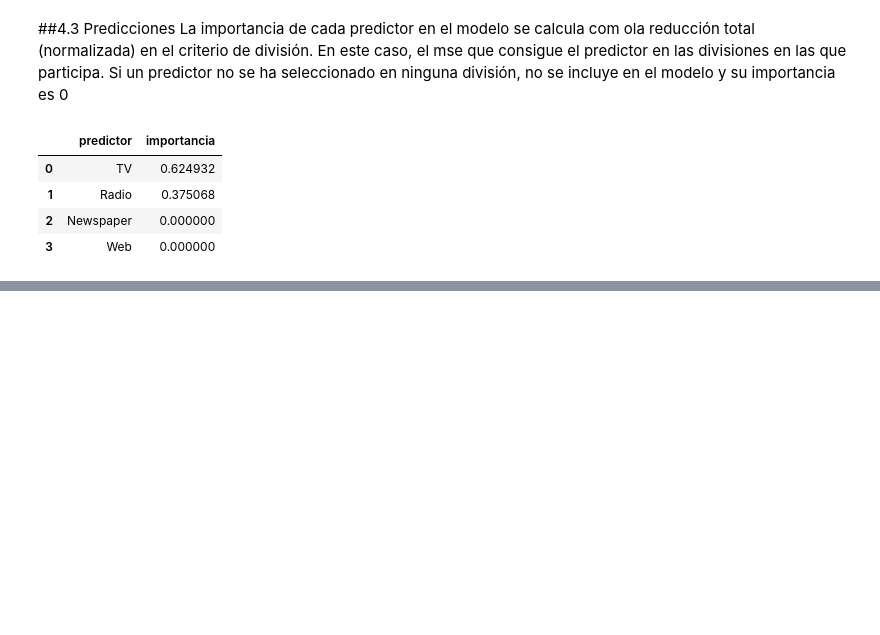
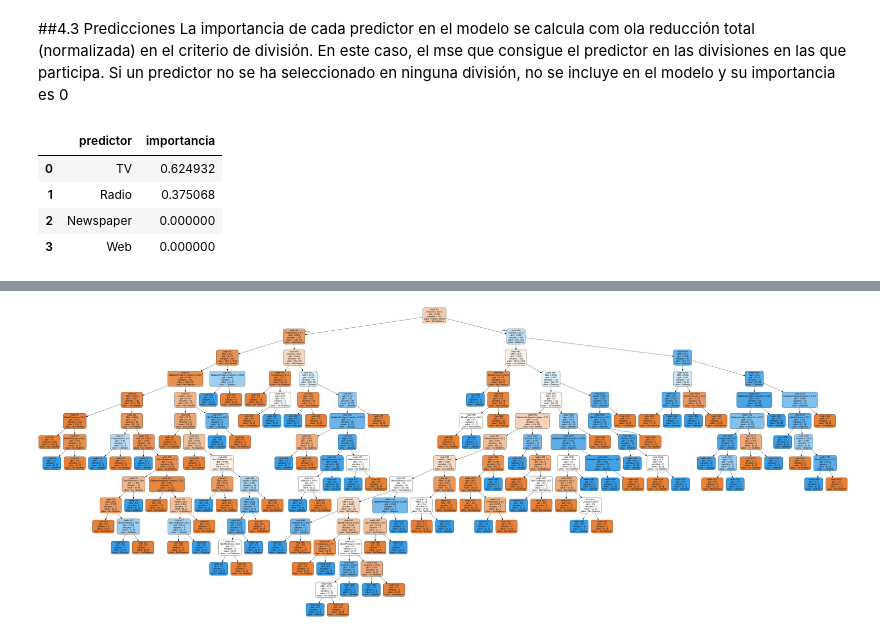
Before and after one commit to JulianMejia6/IA_2025, a Jupyter notebook: arbol_de_decisiones.ipynb, the cells around one changed output, grey strips where cells are left out. Drawn from its saved outputs; the diff is of its cells as text; code cells hidden in the pictures; blank space fills up the shorter version.

```diff
--- a/arbol_de_decisiones.ipynb
+++ b/arbol_de_decisiones.ipynb
@@ -199,0 +319,4 @@ importancia_predictores.sort_values(by="importancia",ascending=False)
+# %%
+pima = pd.read_csv(path + "/diabetes.csv")
+print(f"Features: {list(pima.columns)}")
+print(f"First 5 rows of data:\n{pima.head()}")
@@ -199,0 +339,13 @@ importancia_predictores.sort_values(by="importancia",ascending=False)
+# %%
+train_data, test_data = train_test_split(pima, test_size=0.3, random_state=2022)
+# %%
+train_target = train_data["Outcome"]
+test_target = test_data["Outcome"]
+
+# Drop target variable for model training
+train_data = train_data.drop(columns=["Outcome"])
+test_data = test_data.drop(columns=["Outcome"])
+
+# Train a decision tree classifier
+dt_classifier = DecisionTreeClassifier(random_state=2022)
+dt_classifier.fit(train_data, train_target)
@@ -199,0 +381,11 @@ importancia_predictores.sort_values(by="importancia",ascending=False)
+# %%
+graph = Source(tree.export_graphviz(dt_classifier, out_file=None,
+                                    feature_names=train_data.columns,
+                                    class_names=["No Diabetes", "Diabetes"],
+                                    filled=True, rounded=True, node_ids=True,
+                                    special_characters=True))
+graph.format = "png"
+graph.render("diabetes_tree", view=True)
+display(Image(filename='diabetes_tree.png'))
+# %% [output]
+[figure, added]
```
Also changed, not shown: parts of 18 cells of this notebook.
